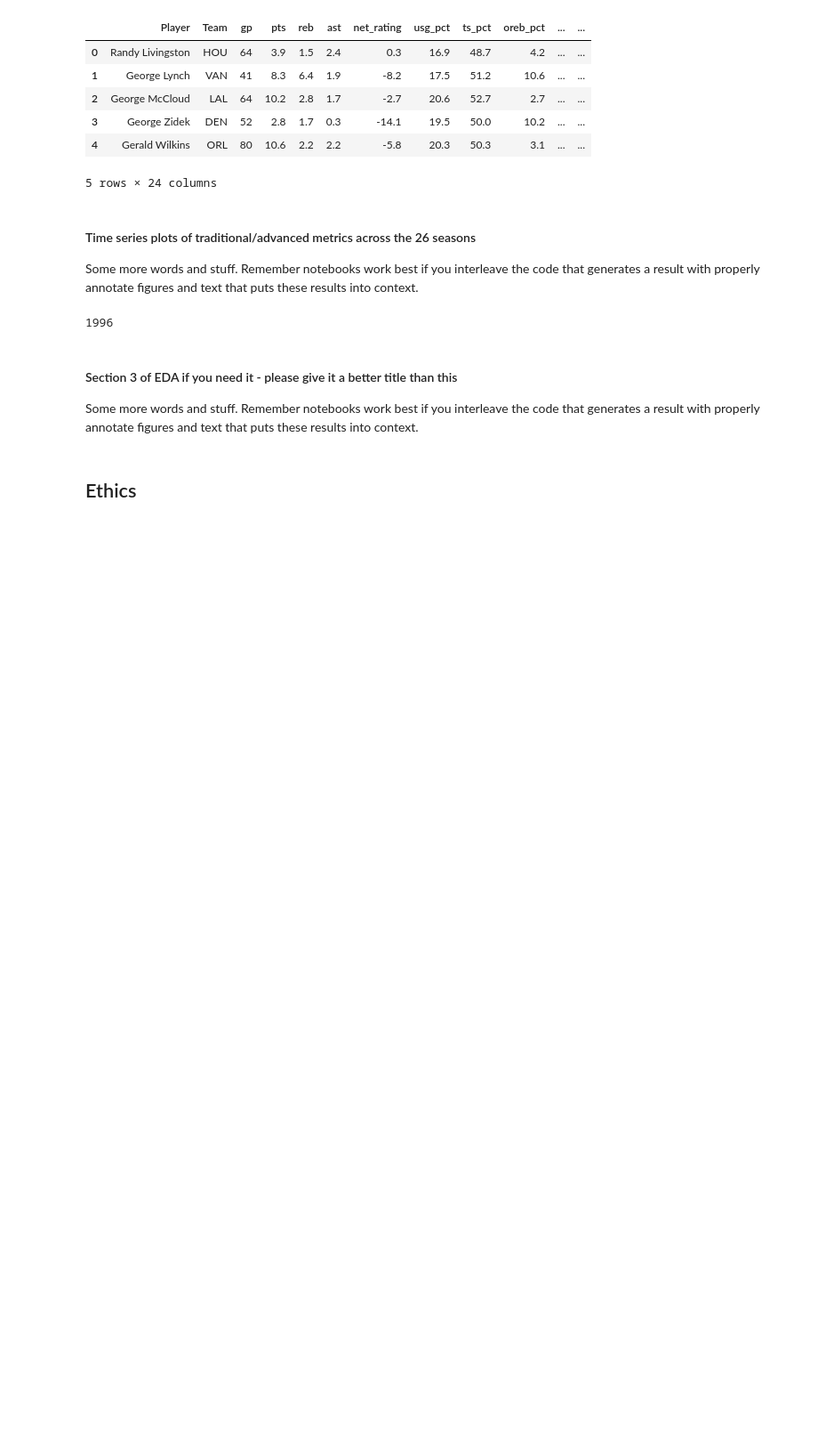
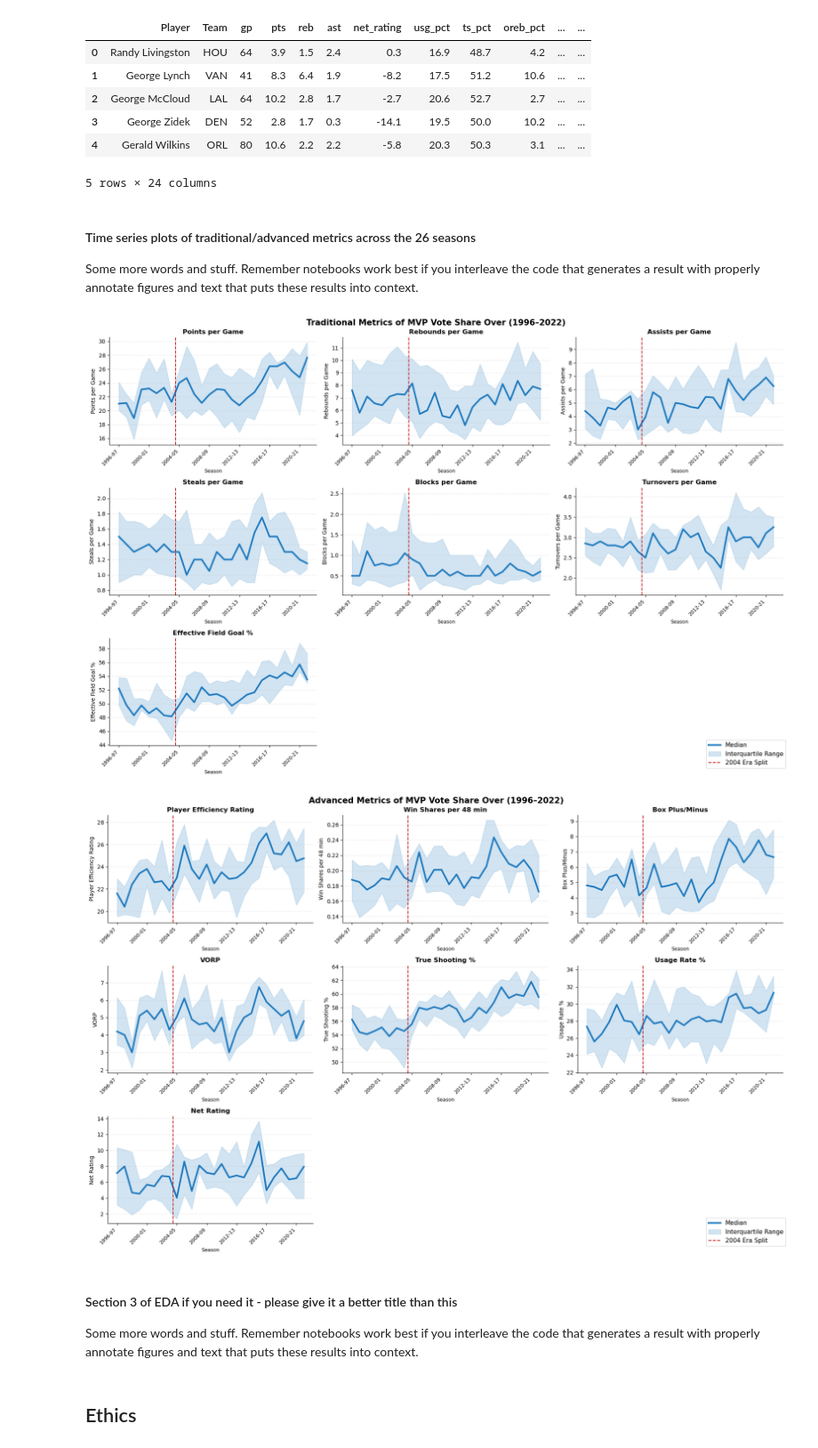
Before and after one commit to COGS108/Group-SP26-076, a Jupyter notebook: 02-EDACheckpoint.ipynb, the cells around one changed output. Shown at 89% size. Cells and saved outputs as stored; diff of their text form; code cells hidden in the pictures; blank space fills up the shorter version.

```diff
--- a/02-EDACheckpoint.ipynb
+++ b/02-EDACheckpoint.ipynb
@@ -1177,53 +1180,81 @@ df_mvp = df_merged[df_merged['share'] > 0].copy()
 
 # Converting string seasons to int e.g. "1996-97" to 1996
 def sorting_season (season: str):
     season = season.split('-')[0]
     int_season = int(season)
     return int_season
 
 season_order = sorted(df_mvp['season'].unique(), key=sorting_season)
 x = list(range(len(season_order)))
 season_to_x = {s: i for i, s in enumerate(season_order)}
 
 # the era split line
 era_x = season_to_x.get('2003-04', None)
 
 def season_ts(metric, seasons):
     # median, 50th, and 75th percentile
     medians, q1s, q3s = [], [], []
     for s in seasons:
         vals = df_mvp[df_mvp['season'] == s][metric].dropna()
         medians.append(vals.median())
         q1s.append(vals.quantile(0.25))
         q3s.append(vals.quantile(0.75))
     return np.array(medians), np.array(q1s), np.array(q3s)
 
+
+def plot_metric_grid(metrics, labels, title, ncols=3):
+    nrows = int(np.ceil(len(metrics) / ncols))
+    fig, axes = plt.subplots(nrows, ncols, figsize=(6 * ncols, 4 * nrows))
+    axes = axes.flatten()
+    xtick_positions = list(range(0, len(season_order), 4))
+    xtick_labels = [season_order[i] for i in xtick_positions]
+
+
+    for i, (metric, label) in enumerate(zip(metrics, labels)):
+        ax = axes[i]
+        meds, q1s, q3s = season_ts(metric, season_order)
+        ax.plot(x, meds, color="#1e79be", linewidth=3, zorder=3, label='Median')
+        ax.fill_between(x, q1s, q3s, alpha=0.20, color='#1e79be', label='Interquartile Range')
+
+
+        if era_x is not None:
+            ax.axvline(x=era_x + 0.5, color="#c51b1b", linestyle='--', linewidth=1.5, label='2004 Era Split', zorder=4)
+
+
+        ax.set_xticks(xtick_positions)
+        ax.set_xticklabels(xtick_labels, rotation=45, ha='right', fontsize=9)
+        ax.set_title(label, fontsize=12, fontweight='bold')
+        ax.set_ylabel(label, fontsize=10)
+        ax.set_xlabel('Season', fontsize=9)
+        ax.grid(axis='y', linestyle=':', alpha=0.5)
+        ax.spines['top'].set_visible(False)
+        ax.spines['right'].set_visible(False)
+
+
+
+    for j in range(len(metrics), len(axes)):
+        axes[j].set_visible(False)
+
+
+    handles, leg_labels = axes[0].get_legend_handles_labels()
+    fig.legend(handles, leg_labels, loc='lower right', fontsize=11, frameon=True, bbox_to_anchor=(1.0, 0.02))
+    fig.suptitle(title, fontsize=15, fontweight='bold')
+    plt.tight_layout()
+    plt.show()
+
 traditional_metrics = ['pts', 'reb', 'ast', 'STL', 'BLK', 'TOV', 'eFG%']
 traditional_labels  = ['Points per Game', 'Rebounds per Game', 'Assists per Game', 'Steals per Game',
                        'Blocks per Game', 'Turnovers per Game', 'Effective Field Goal %']
 
-fig, axes = plt.subplots(3, 3, figsize=(18, 12))
-axes = axes.flatten()
+plot_metric_grid(traditional_metrics, traditional_labels, title='Traditional Metrics of MVP Vote Share Over (1996–2022)')
 
-
-for i, (metric, label) in enumerate(zip(traditional_metrics, traditional_labels)):
-    ax = axes[i]
-    meds, q1s, q3s = season_ts(metric, season_order)
-    ax.plot(x, meds, color="#1e79be", linewidth=3, label='Median')
-    ax.fill_between(x, q1s, q3s, alpha=0.20, color='#1e79be', label='Interquartile Range')
-
-
-    if era_x is not None:
-        ax.axvline(x=era_x + 0.5, color="#c51b1b", linestyle='--', linewidth=1.5, label='2004 Era Split')
-
-
-    ax.set_xticks(range(0, len(season_order), 4))
-    ax.set_xticklabels([season_order[i] for i in range(0, len(season_order), 4)], rotation=45, ha='right')
-    ax.set_title(label, fontsize=12, fontweight='bold')
-    ax.set_ylabel(label, fontsize=9)
-    ax.set_xlabel('Season', fontsize=9)
+advanced_metrics = ['PER', 'WS/48', 'BPM', 'VORP', 'ts_pct', 'usg_pct', 'net_rating']
+advanced_labels  = ['Player Efficiency Rating', 'Win Shares per 48 min', 'Box Plus/Minus', 'VORP', 'True Shooting %',
+                    'Usage Rate %', 'Net Rating']
+plot_metric_grid(advanced_metrics, advanced_labels, title='Advanced Metrics of MVP Vote Share Over (1996–2022)')
 # %% [output]
-1996
+[figure, added]
+[figure, added]
 # %% [markdown]
 #### Section 3 of EDA if you need it  - please give it a better title than this
 
```
Also changed, not shown: parts of 1 cell of this notebook, 1 other file.
